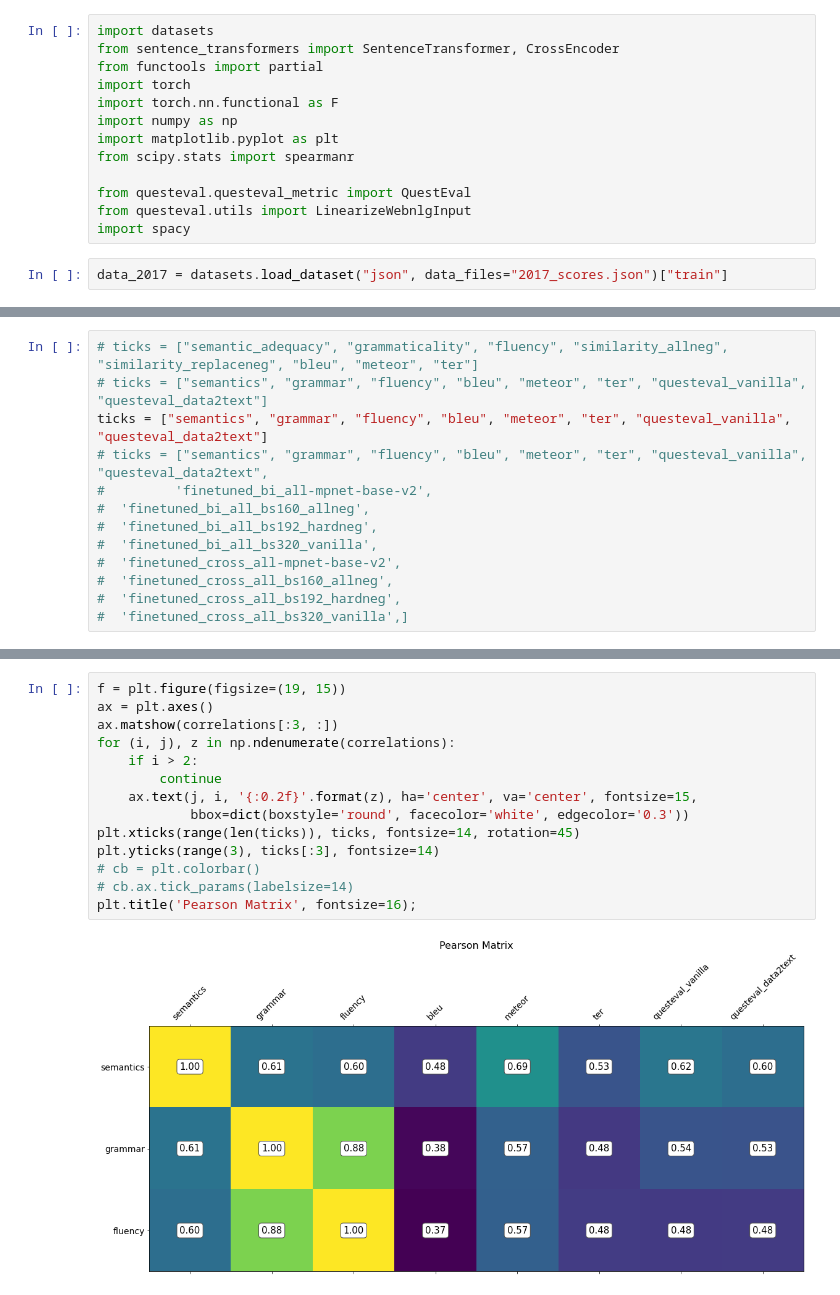
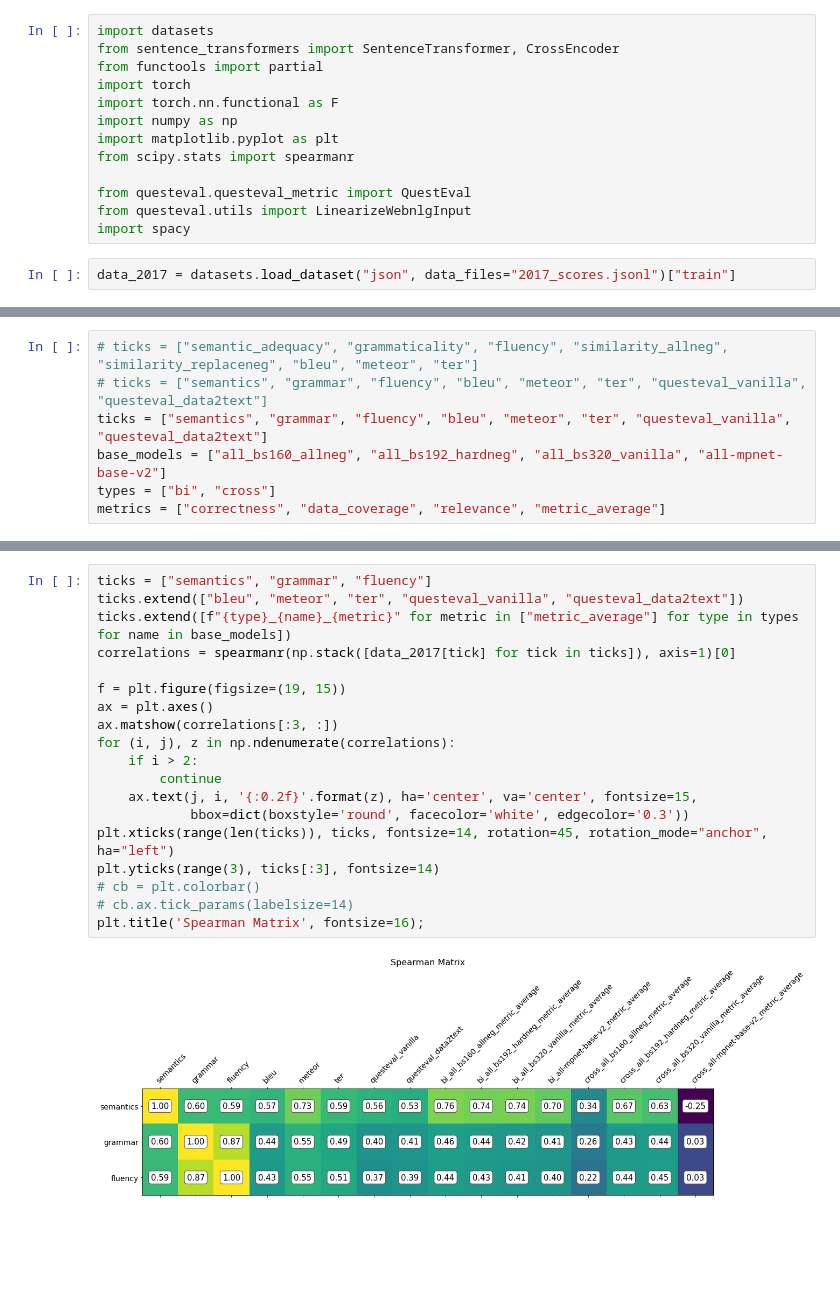
Before and after one commit to TevenLeScao/tetraencoder, a Jupyter notebook: human_eval_comparison/compare_2017_scores.ipynb, the cells around one changed output, grey strips where cells are left out. Saved outputs shown, nothing was run; the diff lists cells and outputs as text; blank space fills up the shorter version.

```diff
--- a/human_eval_comparison/compare_2017_scores.ipynb
+++ b/human_eval_comparison/compare_2017_scores.ipynb
@@ -12,5 +12,5 @@ from questeval.questeval_metric import QuestEval
 from questeval.utils import LinearizeWebnlgInput
 import spacy
 # %%
-data_2017 = datasets.load_dataset("json", data_files="2017_scores.json")["train"]
+data_2017 = datasets.load_dataset("json", data_files="2017_scores.jsonl")["train"]
 # %% [output]
@@ -47,15 +48,9 @@ data_2017[-2]
 # ticks = ["semantic_adequacy", "grammaticality", "fluency", "similarity_allneg", "similarity_replaceneg", "bleu", "meteor", "ter"]
 # ticks = ["semantics", "grammar", "fluency", "bleu", "meteor", "ter", "questeval_vanilla", "questeval_data2text"]
 ticks = ["semantics", "grammar", "fluency", "bleu", "meteor", "ter", "questeval_vanilla", "questeval_data2text"]
-# ticks = ["semantics", "grammar", "fluency", "bleu", "meteor", "ter", "questeval_vanilla", "questeval_data2text",
-#         'finetuned_bi_all-mpnet-base-v2',
-#  'finetuned_bi_all_bs160_allneg',
-#  'finetuned_bi_all_bs192_hardneg',
-#  'finetuned_bi_all_bs320_vanilla',
-#  'finetuned_cross_all-mpnet-base-v2',
-#  'finetuned_cross_all_bs160_allneg',
-#  'finetuned_cross_all_bs192_hardneg',
-#  'finetuned_cross_all_bs320_vanilla',]
+base_models = ["all_bs160_allneg", "all_bs192_hardneg", "all_bs320_vanilla", "all-mpnet-base-v2"]
+types = ["bi", "cross"]
+metrics = ["correctness", "data_coverage", "relevance", "metric_average"]
 # %%
 data_2017 = data_2017.filter(lambda x: x["team"] != "webnlg")
 print(len(data_2017))
@@ -99,16 +76,21 @@ plt.title('Pearson Matrix', fontsize=16);
 # %%
+ticks = ["semantics", "grammar", "fluency"]
+ticks.extend(["bleu", "meteor", "ter", "questeval_vanilla", "questeval_data2text"])
+ticks.extend([f"{type}_{name}_{metric}" for metric in ["metric_average"] for type in types for name in base_models])
+correlations = spearmanr(np.stack([data_2017[tick] for tick in ticks]), axis=1)[0]
+
 f = plt.figure(figsize=(19, 15))
 ax = plt.axes()
 ax.matshow(correlations[:3, :])
 for (i, j), z in np.ndenumerate(correlations):
     if i > 2:
         continue
     ax.text(j, i, '{:0.2f}'.format(z), ha='center', va='center', fontsize=15,
             bbox=dict(boxstyle='round', facecolor='white', edgecolor='0.3'))
-plt.xticks(range(len(ticks)), ticks, fontsize=14, rotation=45)
+plt.xticks(range(len(ticks)), ticks, fontsize=14, rotation=45, rotation_mode="anchor", ha="left")
 plt.yticks(range(3), ticks[:3], fontsize=14)
 # cb = plt.colorbar()
 # cb.ax.tick_params(labelsize=14)
-plt.title('Pearson Matrix', fontsize=16);
+plt.title('Spearman Matrix', fontsize=16);
 # %% [output]
-[figure, old version]
+[figure, new version]
```
Also changed, not shown: parts of 13 cells of this notebook, 6 other files.
